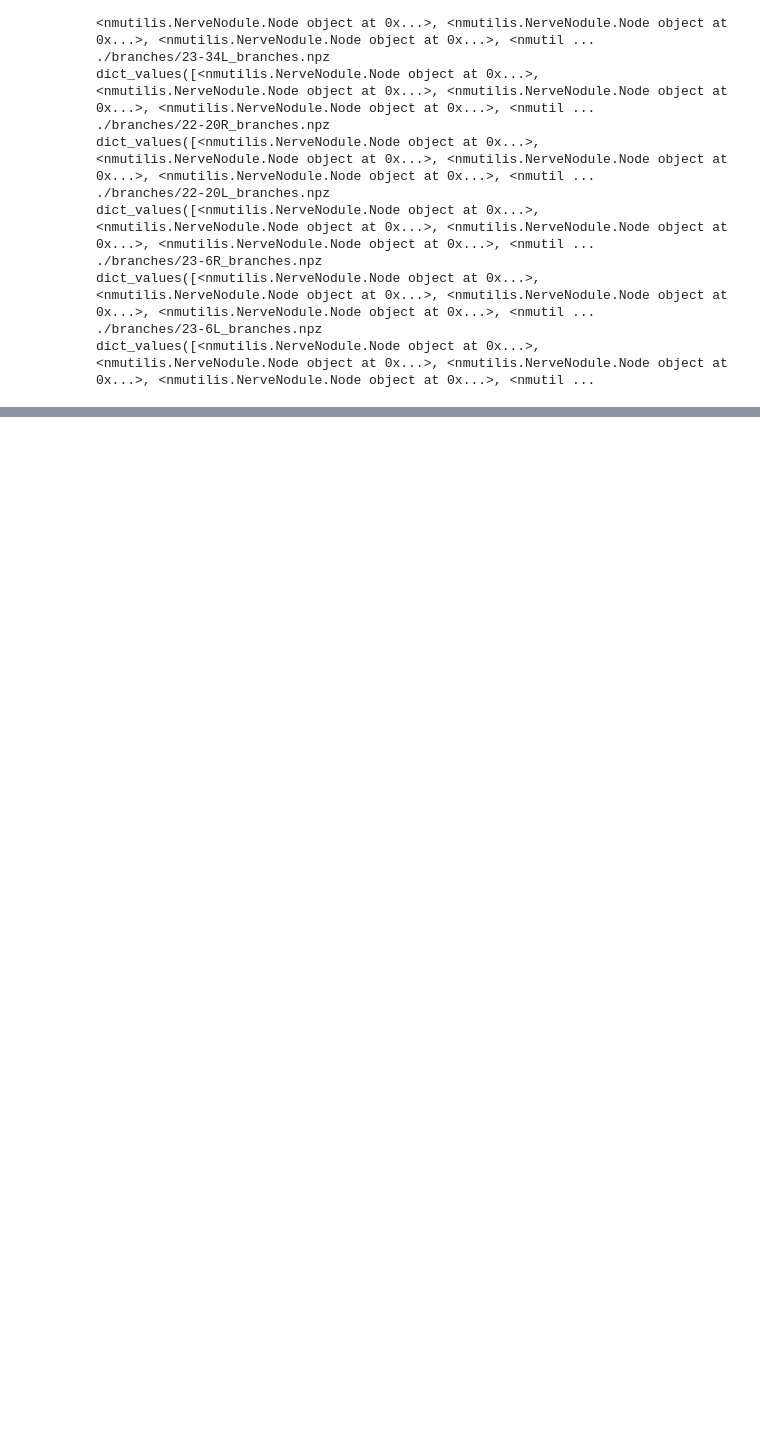
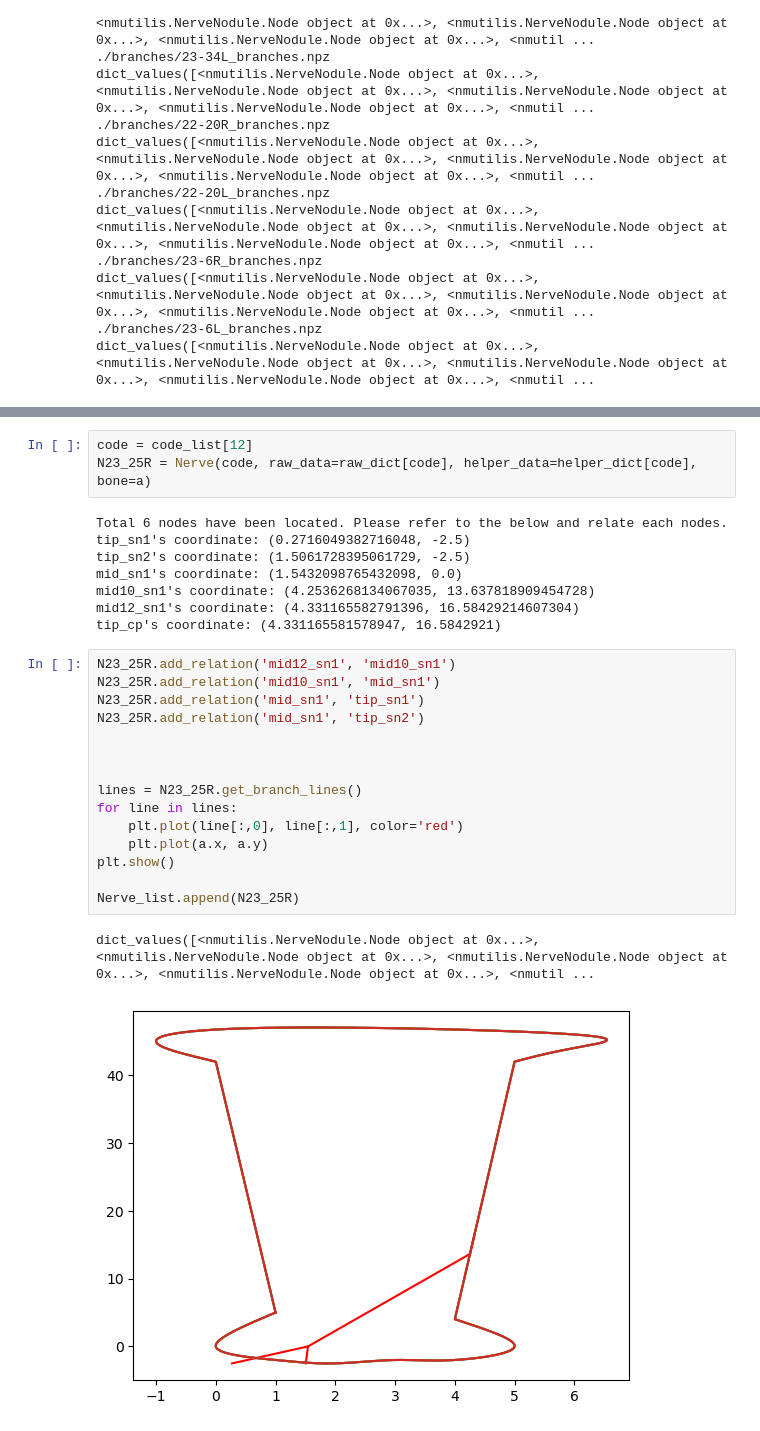
Before and after one commit to ChooYeonseo/Nerve-Morphology-2.0, a Jupyter notebook: NM2-tutorial.ipynb, the cells around one changed output, grey strips where cells are left out. Cells and saved outputs as stored; diff of their text form; blank space fills up the shorter version.

```diff
--- a/NM2-tutorial.ipynb
+++ b/NM2-tutorial.ipynb
@@ -459,0 +508,29 @@ dict_values([<nmutilis.NerveNodule.Node object at 0x...>, <nmutilis.NerveNodule.
+# %%
+code = code_list[12]
+N23_25R = Nerve(code, raw_data=raw_dict[code], helper_data=helper_dict[code], bone=a)
+# %% [output]
+Total 6 nodes have been located. Please refer to the below and relate each nodes.
+tip_sn1's coordinate: (0.2716049382716048, -2.5)
+tip_sn2's coordinate: (1.5061728395061729, -2.5)
+mid_sn1's coordinate: (1.5432098765432098, 0.0)
+mid10_sn1's coordinate: (4.2536268134067035, 13.637818909454728)
+mid12_sn1's coordinate: (4.331165582791396, 16.58429214607304)
+tip_cp's coordinate: (4.331165581578947, 16.5842921)
+# %%
+N23_25R.add_relation('mid12_sn1', 'mid10_sn1')
+N23_25R.add_relation('mid10_sn1', 'mid_sn1')
+N23_25R.add_relation('mid_sn1', 'tip_sn1')
+N23_25R.add_relation('mid_sn1', 'tip_sn2')
+
+
+
+lines = N23_25R.get_branch_lines()
+for line in lines:
+    plt.plot(line[:,0], line[:,1], color='red')
+    plt.plot(a.x, a.y)
+plt.show()
+
+Nerve_list.append(N23_25R)
+# %% [output]
+dict_values([<nmutilis.NerveNodule.Node object at 0x...>, <nmutilis.NerveNodule.Node object at 0x...>, <nmutilis.NerveNodule.Node object at 0x...>, <nmutilis.NerveNodule.Node object at 0x...>, <nmutil ...
+[figure, added]
```
Also changed, not shown: parts of 11 cells of this notebook, 24 other files.
